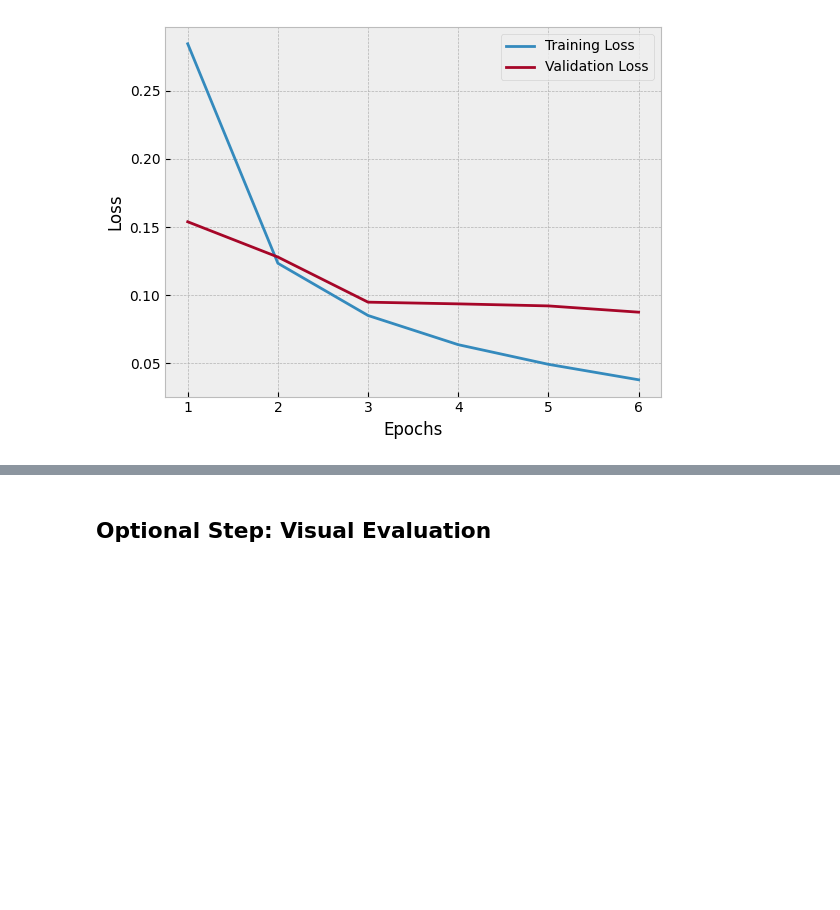
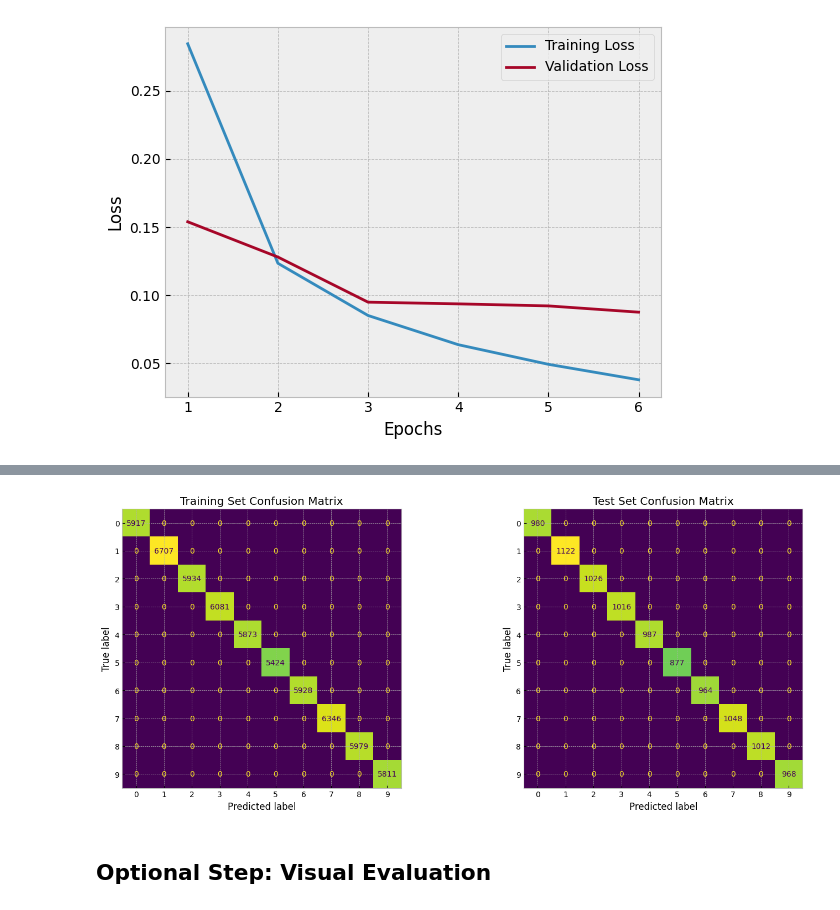
Before and after one commit to BasselD/ai-ml-training, a Jupyter notebook: 05_deep_learning/classic_neural_networks/shallow_neural_network_with_tensorflow.ipynb, the cells around one changed output, grey strips where cells are left out. Cells and saved outputs as stored; diff of their text form; code cells hidden in the pictures; blank space fills up the shorter version.

```diff
--- a/05_deep_learning/classic_neural_networks/shallow_neural_network_with_tensorflow.ipynb
+++ b/05_deep_learning/classic_neural_networks/shallow_neural_network_with_tensorflow.ipynb
@@ -236,0 +269,6 @@ plt.legend()
+# %%
+# Get predicted classes for train and test sets
+
+y_train_pred = tf.argmax(nn_model.predict(X_train), axis=1)
+y_test_pred = tf.argmax(nn_model.predict(X_test), axis=1)
+y_test_pred[:3]
@@ -236,0 +279,5 @@ plt.legend()
+# %%
+from sklearn.metrics import confusion_matrix, ConfusionMatrixDisplay
+# Compute confusion matrices
+cm_train = confusion_matrix(y_train_pred, y_train_pred)
+cm_test = confusion_matrix(y_test_pred, y_test_pred)
@@ -237,3 +295,22 @@ plt.legend()
+# %%
+
+# Plotting
+# Create subplots
+fig, (ax1, ax2) = plt.subplots(1, 2, figsize=(15, 6))
+
+# Plot training set confusion matrix
+disp_train = ConfusionMatrixDisplay(confusion_matrix=cm_train, display_labels=range(10))
+disp_train.plot(ax=ax1, colorbar=False)
+ax1.set_title('Training Set Confusion Matrix')
+
+# Plot test set confusion matrix
+disp_test = ConfusionMatrixDisplay(confusion_matrix=cm_test, display_labels=range(10))
+disp_test.plot(ax=ax2, colorbar=False)
+ax2.set_title('Test Set Confusion Matrix')
+
+plt.tight_layout()
+# %% [output]
+[figure, added]
 # %% [markdown]
 ## Optional Step: Visual Evaluation
 # %% [markdown]
```
Also changed, not shown: parts of 20 cells of this notebook.
